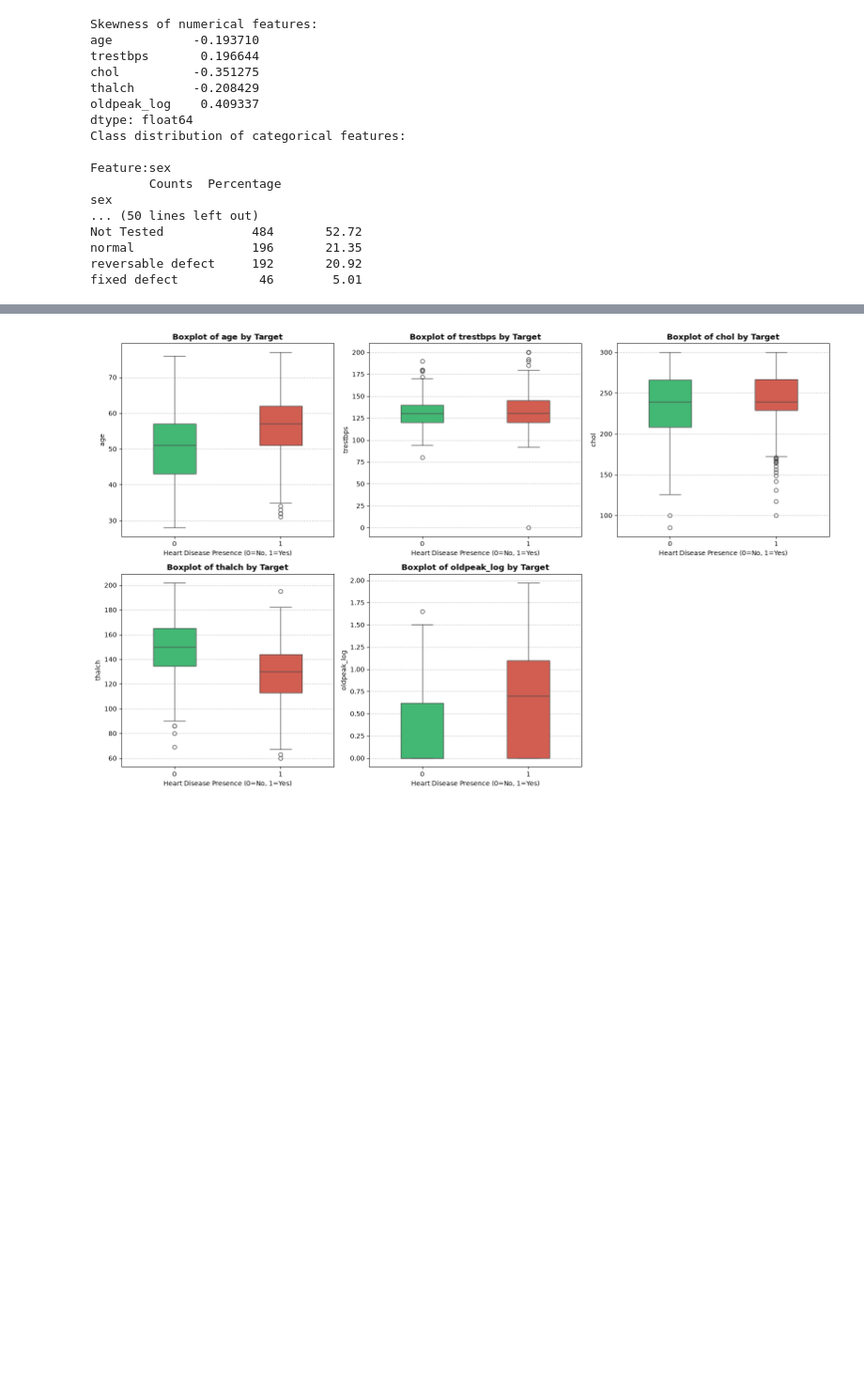
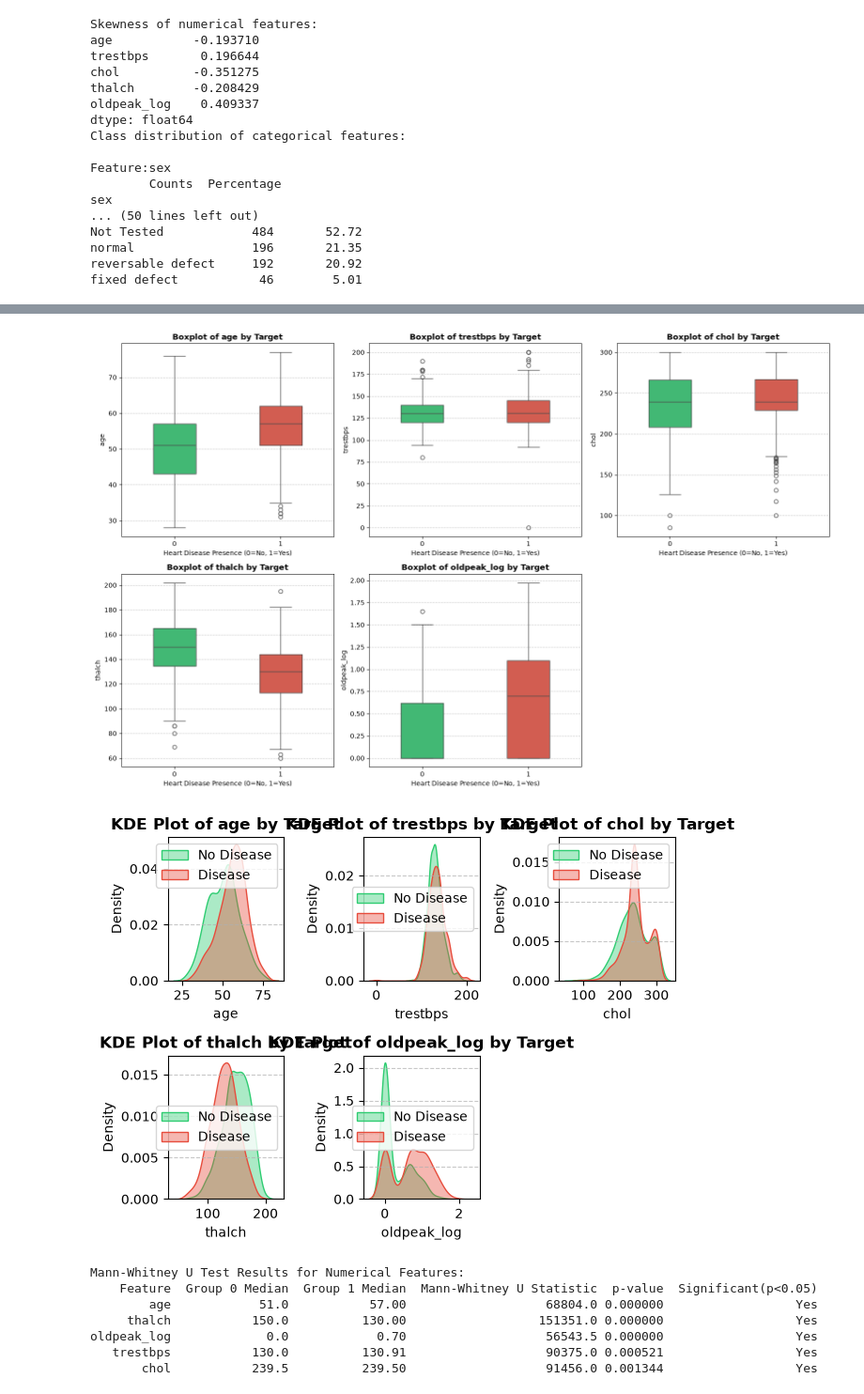
Before and after one commit to hamza-hk7440/Step-by-Step-Study-Guide-for-Binary-Classification, a Jupyter notebook: work.ipynb, the cells around one changed output, grey strips where cells are left out. Shown at 94% size. Drawn from its saved outputs; the diff is of its cells as text; code cells hidden in the pictures; blank space fills up the shorter version.

```diff
--- a/work.ipynb
+++ b/work.ipynb
@@ -238,30 +238,88 @@ for i, col in enumerate(num_cols, 1):
     plt.xlabel('Heart Disease Presence (0=No, 1=Yes)')
     plt.ylabel(col)
     plt.grid(axis='y', linestyle='--', alpha=0.7)
 plt.tight_layout()
 plt.show()
 #this boxplot shows us the distribution of each numerical feature across the two classes of the target variable
 #and determine the seperation degree between the two classes for each feature
 #for our dataset we can see that the 'thalch' and 'oldpeak_log' features show a more pronounced separation between the two classes
 #and the others show less distinct separation.
+#how we can read the boxplot?-->
+#for each boxplot,we have the median line,if the 2 median lines are far apart(have a large gap),it indicates a strong separation between the two classes for that feature
+#now we pass to the second technique which is overlaid KDE plots
+#what is KDE plot?-->
+#Think of a KDE plot as a smoothed-out histogram. Instead of bars, it draws a continuous curve representing where the data points are most densely clustered
+#we have 2 results
+#high Overlap: if the green curve(no disease and red curve(disease) sit right on top of each other,the feature cannot easily tell the two groups apart
+#low overlap: if the curves are pulled apart (one peaks low, one peaks high), the feature provides a sharp boundary for classification algorithms
+for i, col in enumerate(num_cols, 1):
+    plt.subplot(2, 3, i)
+    sns.kdeplot(data=df[df['target'] == 0], x=col, fill=True, color='#2ecc71', alpha=0.4, label='No Disease')
+    sns.kdeplot(data=df[df['target'] == 1], x=col, fill=True, color='#e74c3c', alpha=0.4, label='Disease')
+    plt.title(f'KDE Plot of {col} by Target', fontsize=12, fontweight='bold')
+    plt.xlabel(col)
+    plt.ylabel('Density')
+    plt.legend()
+    plt.grid(axis='y', linestyle='--', alpha=0.7)
+plt.tight_layout()
+plt.show()
+#we found that the 'thalch' and 'oldpeak_log' have strong separation(low overlap)
+#the age feature shows moderate separation(moderate overlap)
+#the 'trestbps' and 'chol' features show weak separation(high overlap)
+
+#now after primary visualization we pass to statistical tests
+#we have genrally 2 types of statistical tests:
+#Two-Sample T-Test: used when the distributions are normal
+#Mann-Whitney U Test: used when the distributions are not normal/skewed
+#for our dataset we will use the Mann-Whitney U Test
+#to make it simple,imagine you want to know if basketball players are generally taller than soccer players
+#the old way: you add up all the basketball players' heights and divide by how many there are. But imagine one basketball player is 7 feet tall,that one giant person will pull the average way up and make the math messy
+#the Mann-Whitney U Test way:
+#1:You take all the basketball players and all the soccer players, throw them into one big group, and line everyone up from shortest to tallest
+#2:Then, you look at where the players are standing in that line
+#3:If you notice that almost all the basketball players are standing near the tall end of the line, and almost all the soccer players are standing near the short end, you can safely say: "Yes, basketball players are genuinely taller.
+#How to apply this in our dataset?-->
+#When we run the Mann-Whitney U Test on a feature like thalch
+#1:We take the max heart rates of all healthy people and all heart disease patients and line them up from lowest to highest
+#2:The test checks: Are the healthy people consistently landing higher up in the line, while heart disease patients land lower down?
+#3:It gives us a score (p-value). If the groups are separated enough in that line, the test says, "This feature is a powerful predictor—it's not just random luck."
+from scipy.stats import mannwhitneyu
+num_results = []
+for col in num_cols:
+    group0 = df[df['target'] == 0][col]
+    group1 = df[df['target'] == 1][col]
+    stat, p_value = mannwhitneyu(group0, group1, alternative='two-sided')
+    num_results.append({'Feature': col, 'Group 0 Median': round(group0.median(), 2), 'Group 1 Median': round(group1.median(), 2), 'Mann-Whitney U Statistic': round(stat, 2), 'p-value': round(p_value,6),' Significant(p<0.05)': 'Yes' if p_value < 0.05 else 'No'})
+num_analysis_df = pd.DataFrame(num_results).sort_values(by='p-value')
+print("\nMann-Whitney U Test Results for Numerical Features:")
+print(num_analysis_df.to_string(index=False))
+#so we notice that all the 5 numerical features are statistically valid predictors andwe should be keep them for the next steps
 # %% [output]
 Passing `palette` without assigning `hue` is deprecated and will be removed in v0.14.0. Assign the `x` variable to `hue` and set `legend=False` for the same effect.
 
   sns.boxplot(x='target', y=col, data=df, palette=['#2ecc71', '#e74c3c'],width=0.4)
 
 Passing `palette` without assigning `hue` is deprecated and will be removed in v0.14.0. Assign the `x` variable to `hue` and set `legend=False` for the same effect.
 
   sns.boxplot(x='target', y=col, data=df, palette=['#2ecc71', '#e74c3c'],width=0.4)
 
 Passing `palette` without assigning `hue` is deprecated and will be removed in v0.14.0. Assign the `x` variable to `hue` and set `legend=False` for the same effect.
 
   sns.boxplot(x='target', y=col, data=df, palette=['#2ecc71', '#e74c3c'],width=0.4)
 
 Passing `palette` without assigning `hue` is deprecated and will be removed in v0.14.0. Assign the `x` variable to `hue` and set `legend=False` for the same effect.
 
   sns.boxplot(x='target', y=col, data=df, palette=['#2ecc71', '#e74c3c'],width=0.4)
 
 Passing `palette` without assigning `hue` is deprecated and will be removed in v0.14.0. Assign the `x` variable to `hue` and set `legend=False` for the same effect.
 
   sns.boxplot(x='target', y=col, data=df, palette=['#2ecc71', '#e74c3c'],width=0.4)
 [figure]
+[figure, added]
+Mann-Whitney U Test Results for Numerical Features:
+    Feature  Group 0 Median  Group 1 Median  Mann-Whitney U Statistic  p-value  Significant(p<0.05)
+        age            51.0           57.00                   68804.0 0.000000                  Yes
+     thalch           150.0          130.00                  151351.0 0.000000                  Yes
+oldpeak_log             0.0            0.70                   56543.5 0.000000                  Yes
+   trestbps           130.0          130.91                   90375.0 0.000521                  Yes
+       chol           239.5          239.50                   91456.0 0.001344                  Yes
```
Also changed, not shown: parts of 6 cells of this notebook, 1 other file.
